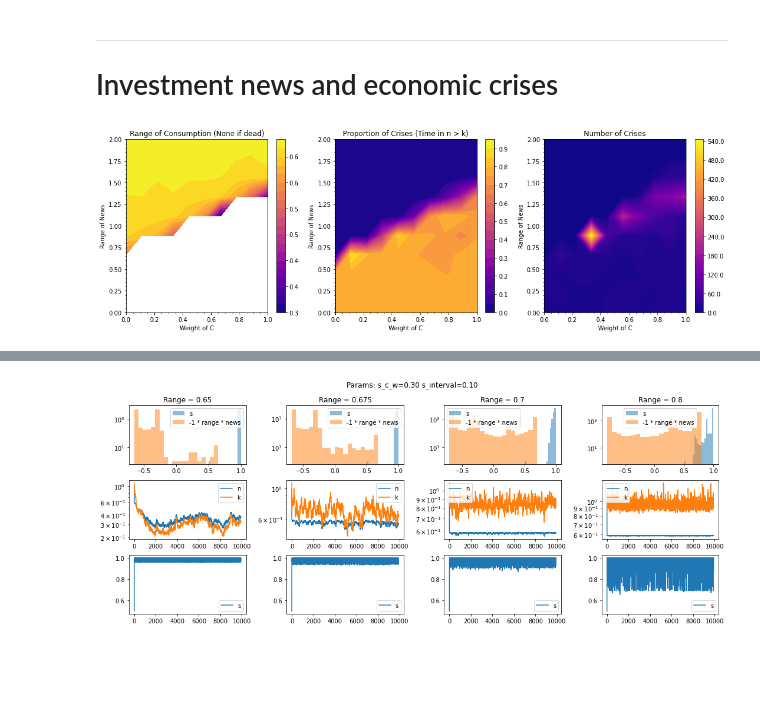
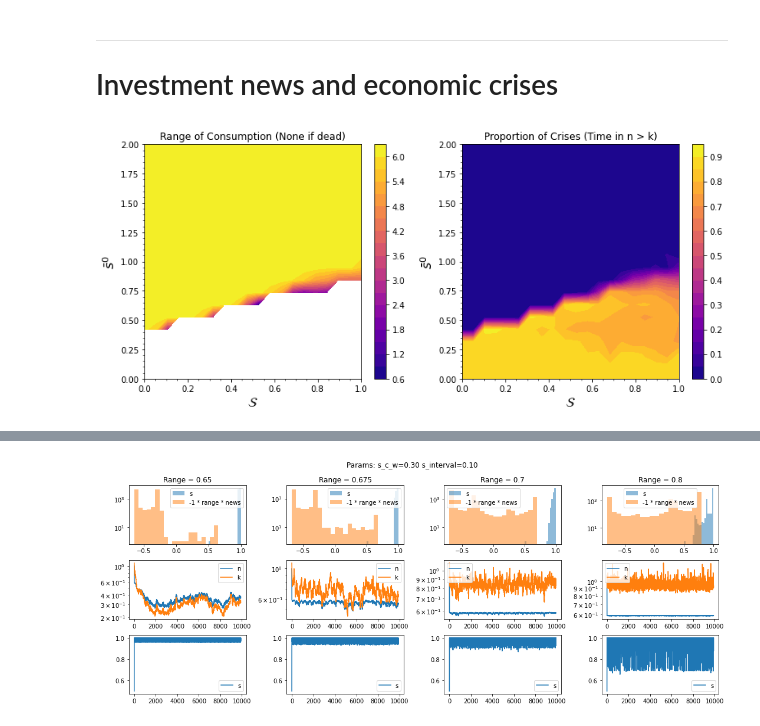
Before and after one commit to KarlNaumann/DynamicDSGE, a Jupyter notebook: SimplifiedUtility_CES.ipynb, the cells around one changed output, grey strips where cells are left out. Saved outputs shown, nothing was run; the diff lists cells and outputs as text; code cells hidden in the pictures; blank space fills up the shorter version.

```diff
--- a/SimplifiedUtility_CES.ipynb
+++ b/SimplifiedUtility_CES.ipynb
@@ -149,8 +150,8 @@ def nice_cbar(q, ax):
     form = FormatStrFormatter('%0.1f')
     cbar.ax.yaxis.set_major_formatter(form)
 
-def double_contour(avg_c, prop_crisis, count_crisis, save='figures/fig_dynamic_sentiment_phases.pdf', cmap='plasma'):
-    fig, axs = plt.subplots(nrows = 1, ncols = 3)
+def double_contour(avg_c, prop_crisis, save='figures2/fig_dynamic_sentiment_phases.pdf', cmap='plasma'):
+    fig, axs = plt.subplots(nrows = 1, ncols = 2)
 
     X, Y = np.meshgrid(avg_c.T.columns, avg_c.T.index)
 
@@ -164,22 +165,22 @@ def double_contour(avg_c, prop_crisis, count_crisis, save='figures/fig_dynamic_s
     q = axs[1].contourf(X, Y, prop_crisis.T, **kwargs)
     nice_cbar(q, axs[1])
 
-    axs[2].set_title('Number of Crises')
-    kwargs = dict(levels=100, cmap=cmap)
-    q = axs[2].contourf(X, Y, count_crisis.T.astype(float), **kwargs)
-    nice_cbar(q, axs[2])
+    #axs[2].set_title('Number of Crises')
+    #kwargs = dict(levels=100, cmap=cmap)
+    #q = axs[2].contourf(X, Y, count_crisis.T.astype(float), **kwargs)
+    #nice_cbar(q, axs[2])
 
     for ax in axs:
-        ax.set_ylabel("Range of News")
-        ax.set_xlabel("Weight of C")
+        ax.set_ylabel(r'$\bar{s}^0$', fontsize=16)
+        ax.set_xlabel(r'$\mathcal{S}$', fontsize=16)
         ax.xaxis.set_minor_locator(AutoMinorLocator())
         ax.yaxis.set_minor_locator(AutoMinorLocator())
 
-    fig.set_size_inches(15,5)
+    fig.set_size_inches(11,5)
     plt.tight_layout()
     plt.savefig(save, bbox_inches='tight', format='pdf')
     plt.show()
 # %%
-double_contour(range_c, prop_crisis, count_crisis, save='figures/crisis_heatmaps_avg_c.pdf', cmap='plasma')
+double_contour(range_c, prop_crisis, save='figures2/crisis_heatmaps_avg_c.pdf', cmap='plasma')
 # %% [output]
-[figure, old version]
+[figure, new version]
```
Also changed, not shown: parts of 11 cells of this notebook, 7 other files.
